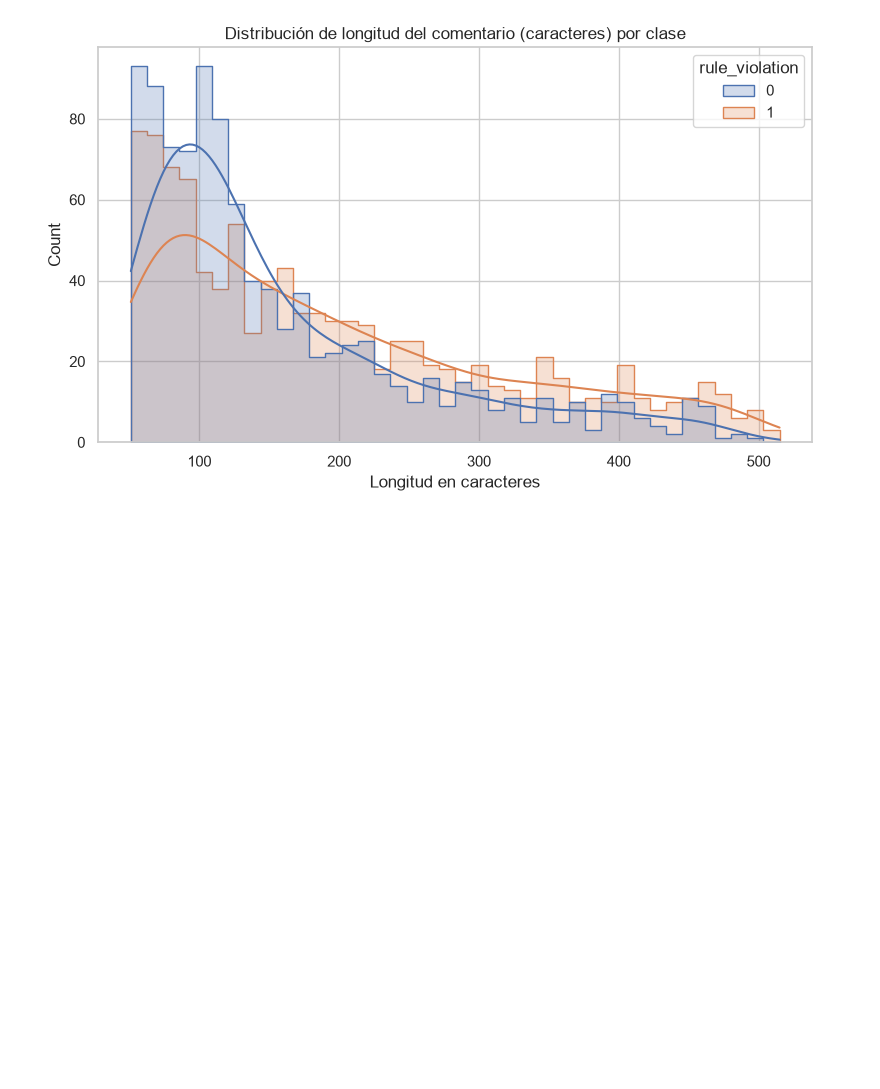
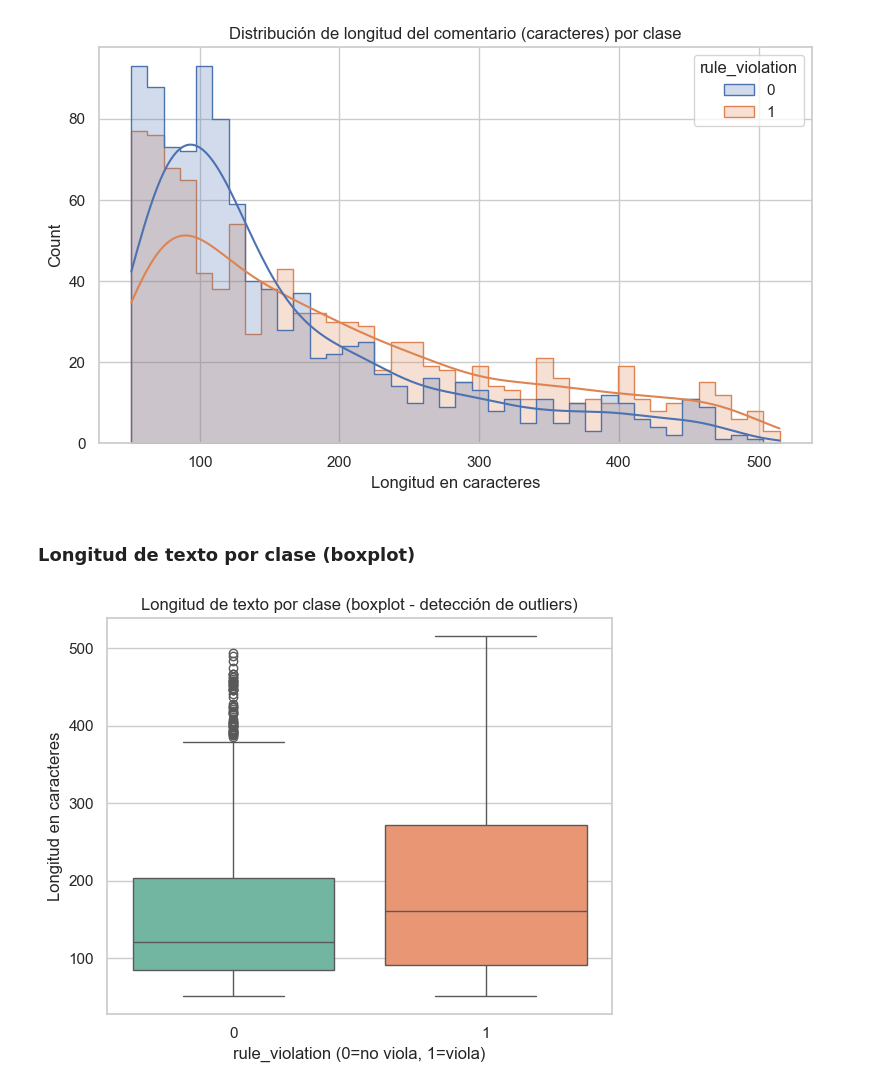
Before and after one commit to belennmm/DataS_Proyecto2, a Jupyter notebook: Proyecto2Analisis.ipynb, the cells around one changed output. Saved outputs shown, nothing was run; the diff lists cells and outputs as text; code cells hidden in the pictures; blank space fills up the shorter version.

Commit message:
gáficos sobre longitud, frecuencia y subreddits

```diff
--- a/Proyecto2Analisis.ipynb
+++ b/Proyecto2Analisis.ipynb
@@ -576,3 +576,16 @@ savefig("01_histograma_longitud_texto.png")
 plt.show()
 # %% [output]
 [figure]
+# %% [markdown]
+### Longitud de texto por clase (boxplot)
+# %%
+plt.figure(figsize=(6, 5))
+sns.boxplot(data=train, x=TARGET, y="char_length", palette="Set2")
+plt.title("Longitud de texto por clase (boxplot - detección de outliers)")
+plt.xlabel("rule_violation (0=no viola, 1=viola)")
+plt.ylabel("Longitud en caracteres")
+plt.tight_layout()
+savefig("02_boxplot_longitud_por_clase.png")
+plt.show()
+# %% [output]
+[figure, added]
```
Also changed, not shown: parts of 6 cells of this notebook, 4 other files.
